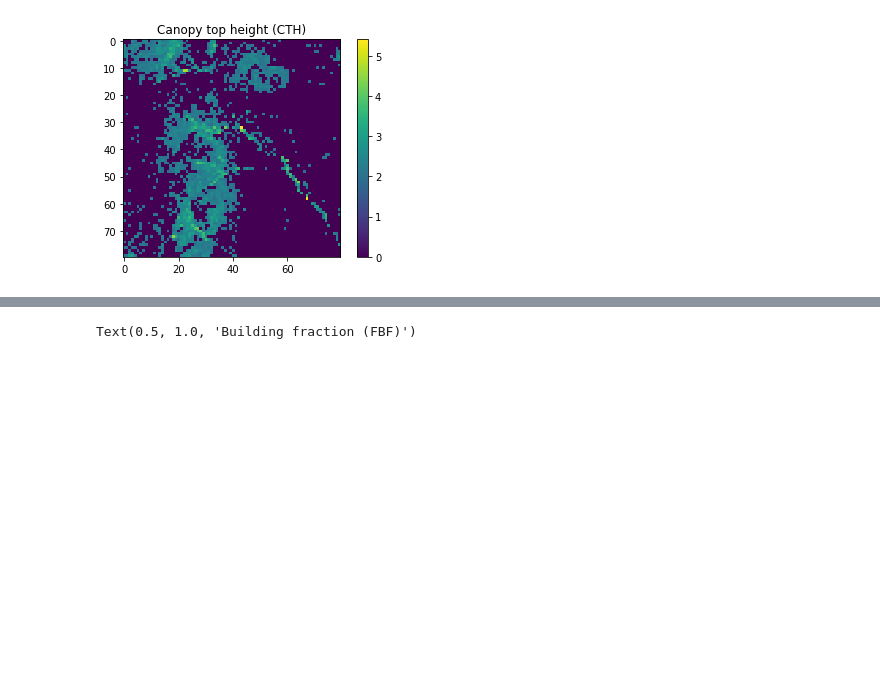
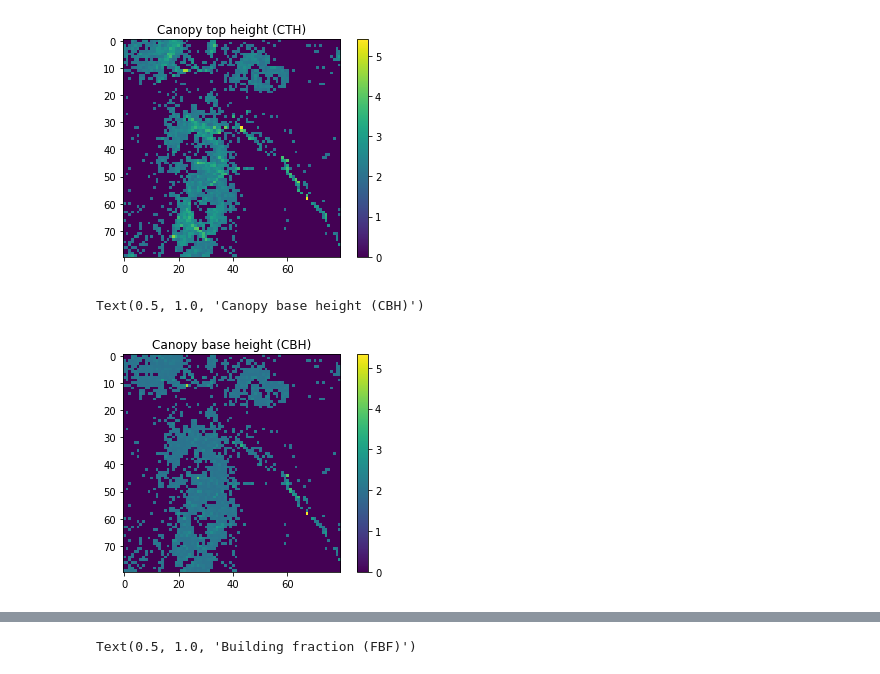
Before and after one commit to adamsteer/callingelvis, a Jupyter notebook: notebooks/forest-structure.ipynb, the cells around one changed output, grey strips where cells are left out. Saved outputs shown, nothing was run; the diff lists cells and outputs as text; code cells hidden in the pictures; blank space fills up the shorter version.

```diff
--- a/notebooks/forest-structure.ipynb
+++ b/notebooks/forest-structure.ipynb
@@ -435,7 +435,7 @@ def compute_tern_products(metadata, points, sindex, resolution, lasfile, outpath
         cth_raster[array_x, array_y] = comp_cth(matches)
 
         #CBH
-        cth_raster[array_x, array_y] = comp_cth(matches)
+        cbh_raster[array_x, array_y] = comp_cbh(matches)
 
         #FBF
         fbf_raster[array_x, array_y] = comp_fbf(matches)
@@ -469,7 +469,7 @@ def compute_tern_products(metadata, points, sindex, resolution, lasfile, outpath
     #set output filenames
     vcf_raster_path = outpath + "/vcf/" + fileroot + "-VCF-" + str(resolution) + "m.tiff"
     cth_raster_path = outpath + "/cth/" + fileroot + "-CTH-" + str(resolution) + "m.tiff"
-    cbh_raster_path = outpath + "/cth/" + fileroot + "-CTH-" + str(resolution) + "m.tiff"
+    cbh_raster_path = outpath + "/cbh/" + fileroot + "-CBH-" + str(resolution) + "m.tiff"
     fbf_raster_path = outpath + "/fbf/" + fileroot + "-FBF-" + str(resolution) + "m.tiff"
     #write geotiffs and return arrays for inspection...
 
@@ -481,7 +481,7 @@ def compute_tern_products(metadata, points, sindex, resolution, lasfile, outpath
     tern_products = {}
     tern_products["vcf"] = vcf_raster
     tern_products["cth"] = cth_raster
-    tern_products["cbh"] = cth_raster
+    tern_products["cbh"] = cbh_raster
     tern_products["fbf"] = fbf_raster
 
     return(tern_products)
@@ -496,7 +496,7 @@ The following section generates metrics from a local LAZ file. Plugging in downl
 # %%
 #lasfile = "/Volumes/Antares/fire-test/NSW Government - Spatial Services-2/Point Clouds/AHD/StAlbans201709-LID2-C3-AHD_2866308_56_0002_0002/StAlbans201709-LID2-C3-AHD_2866308_56_0002_0002.las"
 # %%
-lasfile = "./Berridale201802-LID2-C3-AHD_6585974_55_0002_0002.las"
+lasfile = "../../callingelvis-sampledata/Berridale201802-LID2-C3-AHD_6585974_55_0002_0002.las"
 # %%
 # dump everything from memory
 points = None
@@ -577,3 +577,10 @@ plt.title("Canopy top height (CTH)")
 # %% [output]
 Text(0.5, 1.0, 'Canopy top height (CTH)')
 [figure]
+# %%
+plt.imshow(np.rot90(tern_products["cbh"]), vmin = 0)
+plt.colorbar()
+plt.title("Canopy base height (CBH)")
+# %% [output]
+Text(0.5, 1.0, 'Canopy base height (CBH)')
+[figure, added]
```
Also changed, not shown: parts of 5 cells of this notebook.
